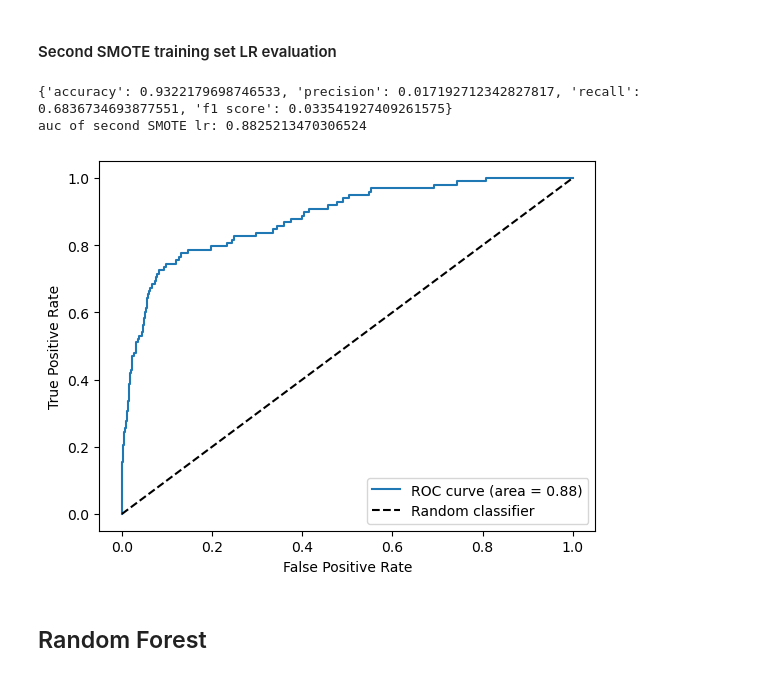
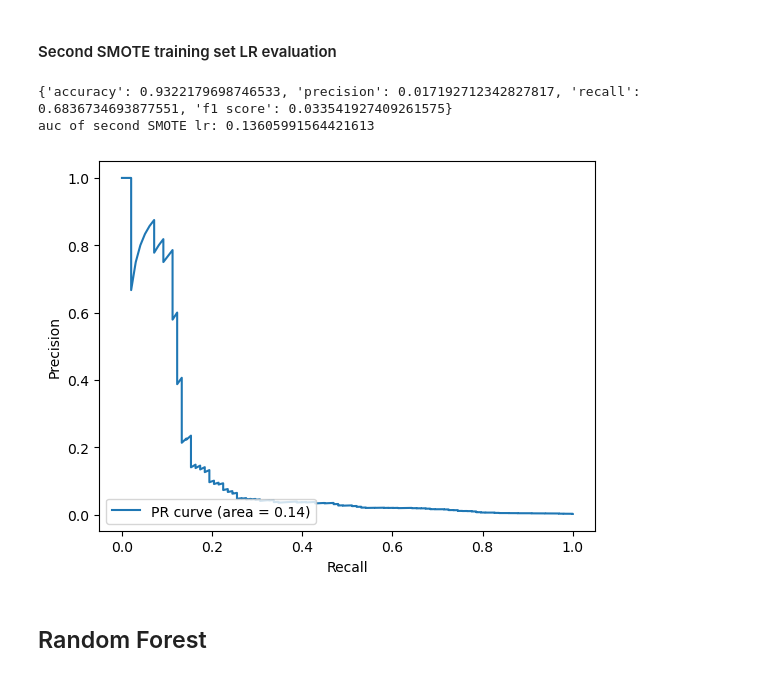
Before and after one commit to KyleDennis25/Credit-Card-Fraud-Detection, a Jupyter notebook: project.ipynb, the cells around one changed output. Drawn from its saved outputs; the diff is of its cells as text; code cells hidden in the pictures.

```diff
--- a/project.ipynb
+++ b/project.ipynb
@@ -126,19 +126,19 @@ auc of first SMOTE lr: 0.8821502503646365
 # %%
 # Fit second SMOTE model and get predictions
 y_pred_prob_lr3, y_pred_lr3 = train_and_predict(lr, X_train_scaled_sampled2, y_train_sampled2, X_test_scaled)
 
 # Get accuracy metrics
 lr_metrics3 = calculate_metrics(y_test, y_pred_lr3)
 print(lr_metrics3)
-lr_auc3 = roc_auc_score(y_test, y_pred_prob_lr3)
+lr_auc3 = average_precision_score(y_test, y_pred_prob_lr3)
 print('auc of second SMOTE lr: '+ str(lr_auc3))
 
 # Plot auc
-roc_plot(y_test, y_pred_prob_lr3, lr_auc3)
+auc_plot(y_test, y_pred_prob_lr3, lr_auc3)
 # %% [output]
 {'accuracy': 0.9322179698746533, 'precision': 0.017192712342827817, 'recall': 0.6836734693877551, 'f1 score': 0.033541927409261575}
-auc of second SMOTE lr: 0.8825213470306524
+auc of second SMOTE lr: 0.13605991564421613
-[figure, old version]
+[figure, new version]
 # %% [markdown]
 ## Random Forest
 # %% [markdown]
```
Also changed, not shown: parts of 10 cells of this notebook.
